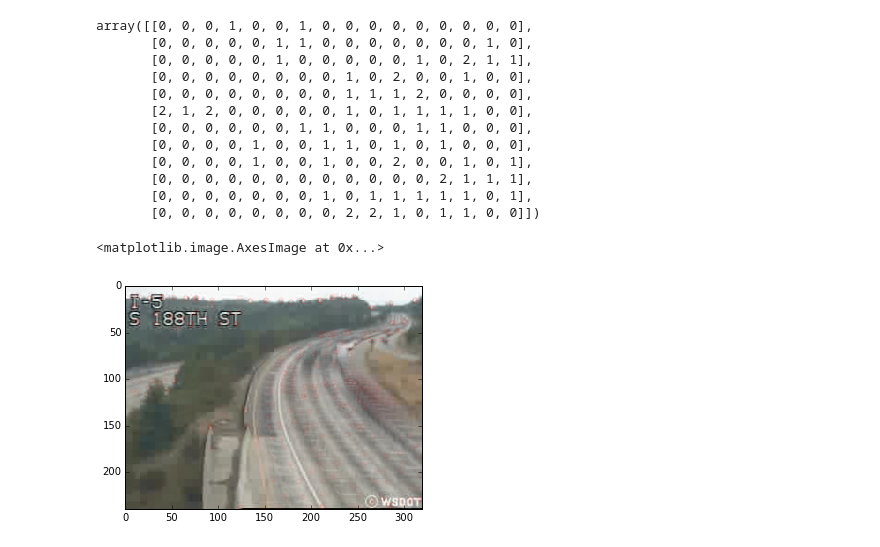
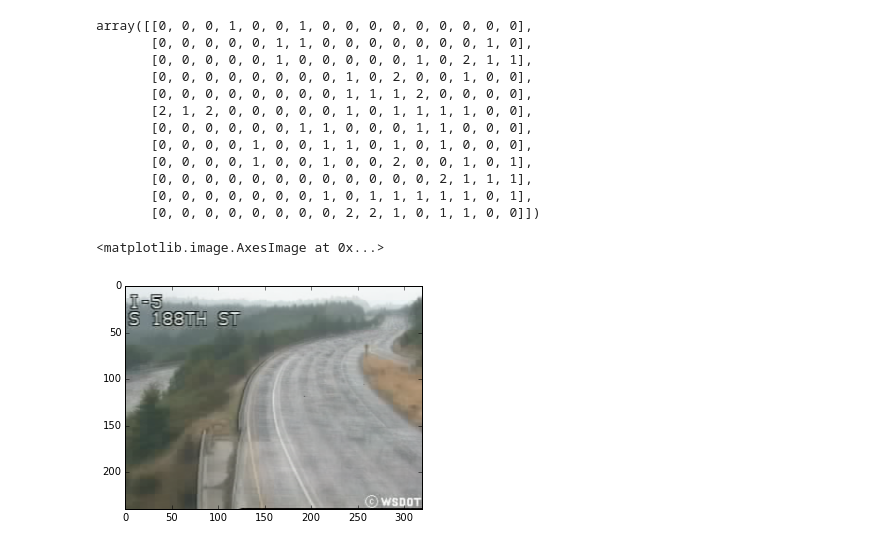
Before and after one commit to xelabit/aacimp2015-video-surveillance-systems, a Jupyter notebook: src/analysis/maxdel/features_worksheet.ipynb, the cells around one changed output. Cells and saved outputs as stored; diff of their text form; code cells hidden in the pictures.

```diff
--- a/src/analysis/maxdel/features_worksheet.ipynb
+++ b/src/analysis/maxdel/features_worksheet.ipynb
@@ -124,10 +122,15 @@ files_for_bgs = img_list
+# %%
+
+files_for_bgs = np.random.choice(10000, 35)
+len(files_for_bgs)
+files = X_train[files_for_bgs]
 # %%
 #BGS:
-avr = (np.mean(img_list, axis = 0)).astype(np.uint8)
+avr = (np.mean(files, axis = 0)).astype(np.uint8)
 plt.imshow(avr)
 # %% [output]
 <matplotlib.image.AxesImage at 0x...>
-[figure, old version]
+[figure, new version]
 # %%
 avr_gray = cv2.cvtColor(avr,cv2.COLOR_BGR2GRAY)
 # %%
```
Also changed, not shown: parts of 5 cells of this notebook.
